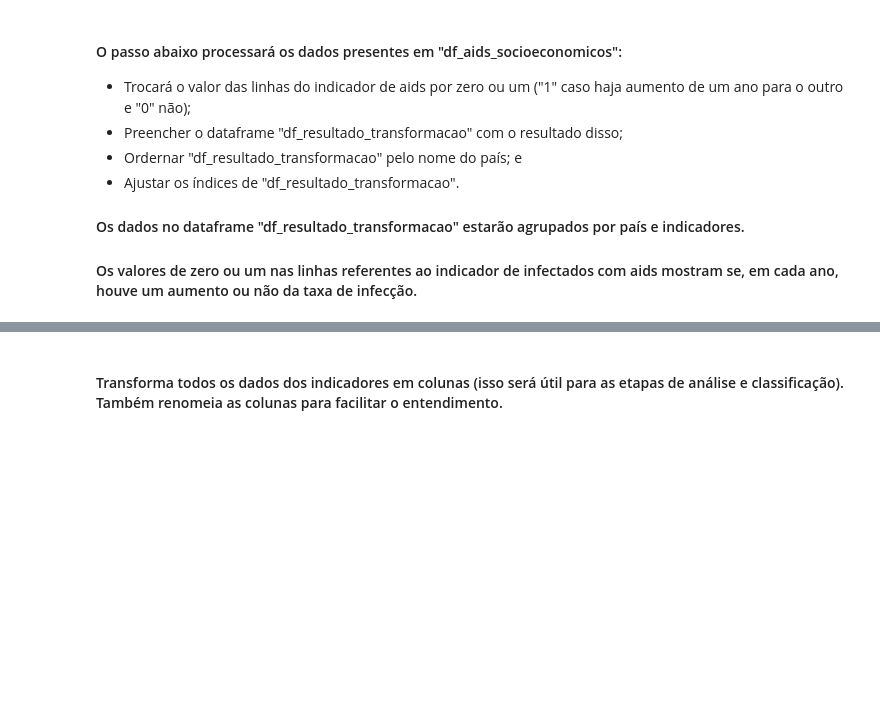
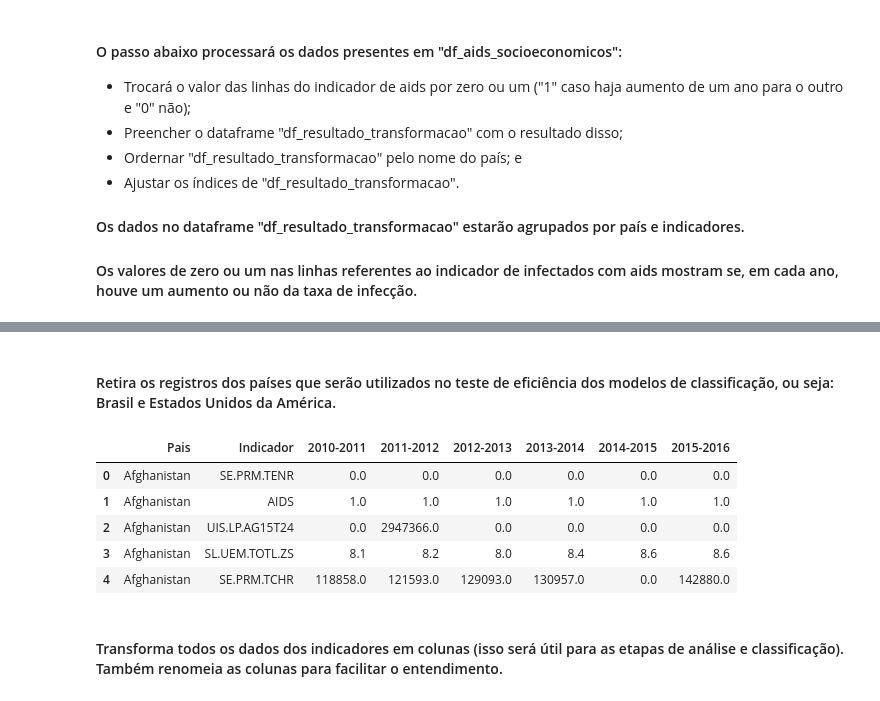
Before and after one commit to joaocvr/puc-minas-tcc, a Jupyter notebook: notebooks/4_transformacao_unificacao_datasets.ipynb, the cells around one changed output, grey strips where cells are left out. Cells and saved outputs as stored; diff of their text form; code cells hidden in the pictures; blank space fills up the shorter version.

```diff
--- a/notebooks/4_transformacao_unificacao_datasets.ipynb
+++ b/notebooks/4_transformacao_unificacao_datasets.ipynb
@@ -207,3 +229,18 @@ df_resultado_transformacao.head(12)
+# %% [markdown]
+#### Retira os registros dos países que serão utilizados no teste de eficiência dos modelos de classificação, ou seja: Brasil e Estados Unidos da América.
+# %%
+df_resultado_transformacao = df_resultado_transformacao[df_resultado_transformacao['Pais'] != 'United States']
+
+df_resultado_transformacao = df_resultado_transformacao[df_resultado_transformacao['Pais'] != 'Brazil']
+
+df_resultado_transformacao.head()
+# %% [output]
+|  | Pais | Indicador | 2010-2011 | 2011-2012 | 2012-2013 | 2013-2014 | 2014-2015 | 2015-2016 |
+| 0 | Afghanistan | SE.PRM.TENR | 0.0 | 0.0 | 0.0 | 0.0 | 0.0 | 0.0 |
+| 1 | Afghanistan | AIDS | 1.0 | 1.0 | 1.0 | 1.0 | 1.0 | 1.0 |
+| 2 | Afghanistan | UIS.LP.AG15T24 | 0.0 | 2947366.0 | 0.0 | 0.0 | 0.0 | 0.0 |
+| 3 | Afghanistan | SL.UEM.TOTL.ZS | 8.1 | 8.2 | 8.0 | 8.4 | 8.6 | 8.6 |
+| 4 | Afghanistan | SE.PRM.TCHR | 118858.0 | 121593.0 | 129093.0 | 130957.0 | 0.0 | 142880.0 |
 # %% [markdown]
 #### Transforma todos os dados dos indicadores em colunas (isso será útil para as etapas de análise e classificação). Também renomeia as colunas para facilitar o entendimento.
 # %%
```
Also changed, not shown: parts of 10 cells of this notebook, 10 other files.
